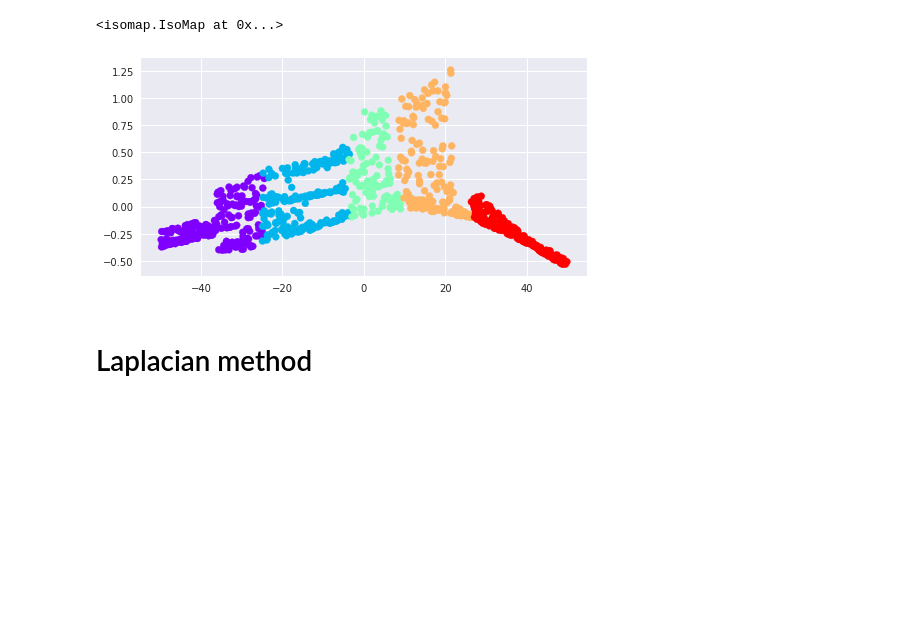
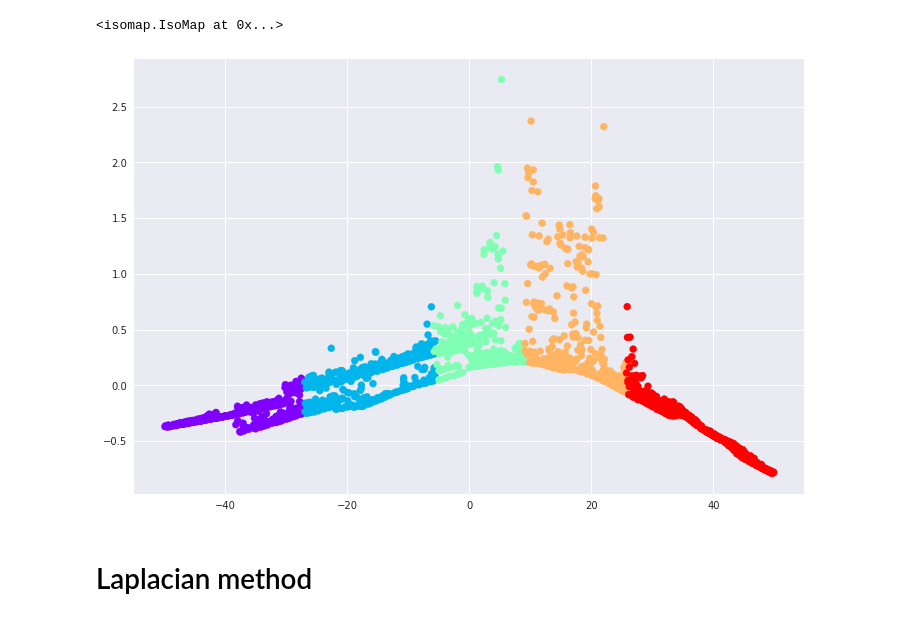
Before and after one commit to PyDimRed/PyDimRed, a Jupyter notebook: notebooks/experiment2.ipynb, the cells around one changed output. Cells and saved outputs as stored; diff of their text form; code cells hidden in the pictures; blank space fills up the shorter version.

```diff
--- a/notebooks/experiment2.ipynb
+++ b/notebooks/experiment2.ipynb
@@ -9,5 +9,5 @@ sys.path.append('../dimred')
 sys.path.append('../utils/')
 import util
 # %%
-hello, colorize = util.make_hello(1000)
+hello, colorize = util.make_hello(2000)
 # %%
@@ -19,10 +19,7 @@ plt.scatter(hello[:, 0], hello[:, 1], **colorize)
 # %%
-hello_3d = np.linspace(1,100,num=1000) + np.random.rand(1000)
-
+hello_3d = np.linspace(1,100,num=2000) + np.random.rand(2000)
 hello = pd.DataFrame(hello)
-
 hello[2] = hello_3d
-
 hello_3d = hello.as_matrix()
 # %%
 from mpl_toolkits import mplot3d
@@ -71,7 +68,7 @@ ax.scatter(X_new[:,0],X_new[:,1], **colorize);
 # %%
 from isomap import IsoMap
 # %%
-isomap = IsoMap(n_component=2, n_neighbour=70)
+isomap = IsoMap(n_component=2, n_neighbour=30)
 # %%
 isomap.fit(hello_3d)
 # %% [output]
@@ -79,11 +76,11 @@ isomap.fit(hello_3d)
 # %%
 X_new = isomap.transform(hello_3d)
 # %%
-plt.figure(figsize=(8,4))
+plt.figure(figsize=(12,8))
 ax = plt.axes()
 ax.scatter(X_new[:,0],X_new[:,1], **colorize);
 # %% [output]
-[figure, old version]
+[figure, new version]
 # %% [markdown]
 # Laplacian method
 # %%
```
Also changed, not shown: parts of 19 cells of this notebook, 1 other file.
